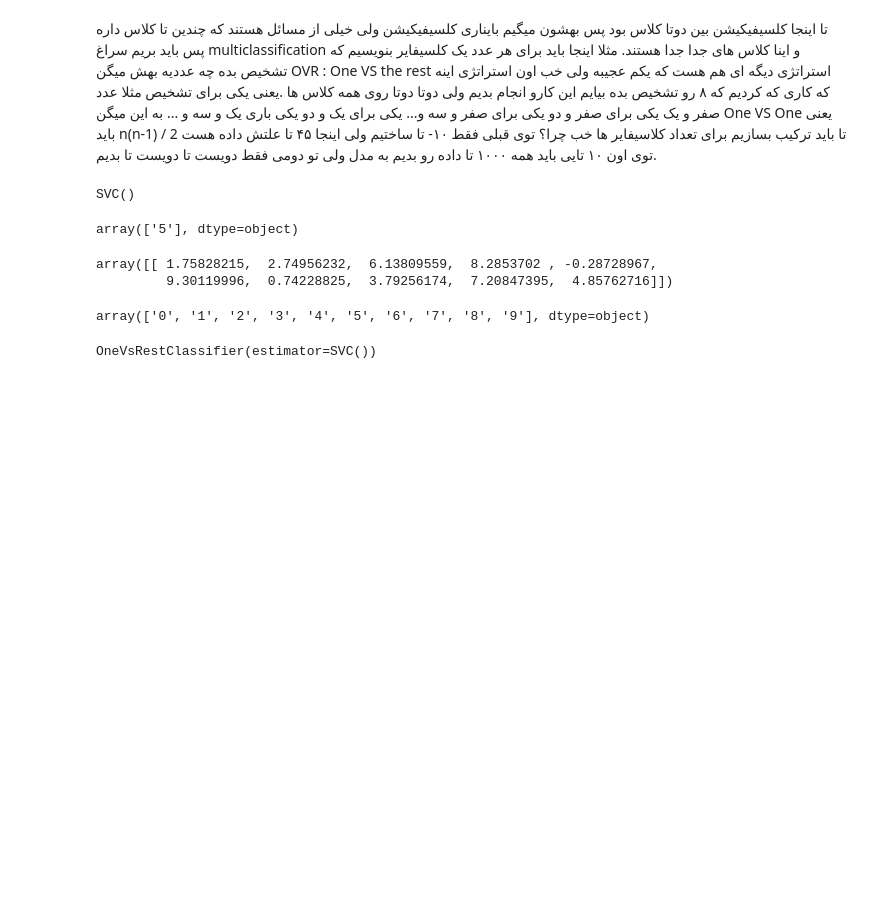
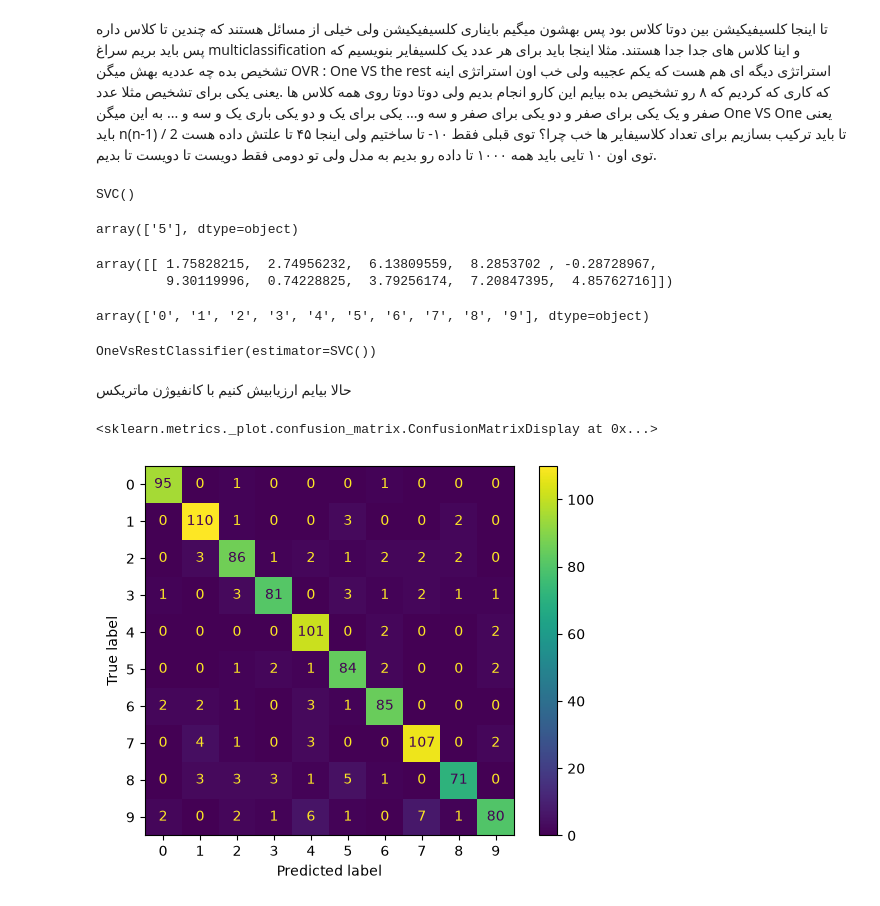
Before and after one commit to Shayan-Zavvarei/ml-eghbali, a Jupyter notebook: codes/ch3-classification.ipynb, the cells around one changed output. Cells and saved outputs as stored; diff of their text form; code cells hidden in the pictures; blank space fills up the shorter version.

```diff
--- a/codes/ch3-classification.ipynb
+++ b/codes/ch3-classification.ipynb
@@ -507,3 +507,14 @@ ovr_svc = OneVsRestClassifier(SVC())
 ovr_svc.fit(X_train[:1000], y_train[:1000])
 # %% [output]
 OneVsRestClassifier(estimator=SVC())
+# %% [markdown]
+حالا بیایم ارزیابیش کنیم
+با کانفیوژن ماتریکس
+# %%
+from sklearn.metrics import ConfusionMatrixDisplay
+y_pred = cross_val_predict(svc, X_train[:1000], y_train[:1000])
+# %%
+ConfusionMatrixDisplay.from_predictions(y_train[:1000], y_pred)
+# %% [output]
+<sklearn.metrics._plot.confusion_matrix.ConfusionMatrixDisplay at 0x...>
+[figure, added]
```
Also changed, not shown: parts of 14 cells of this notebook.
